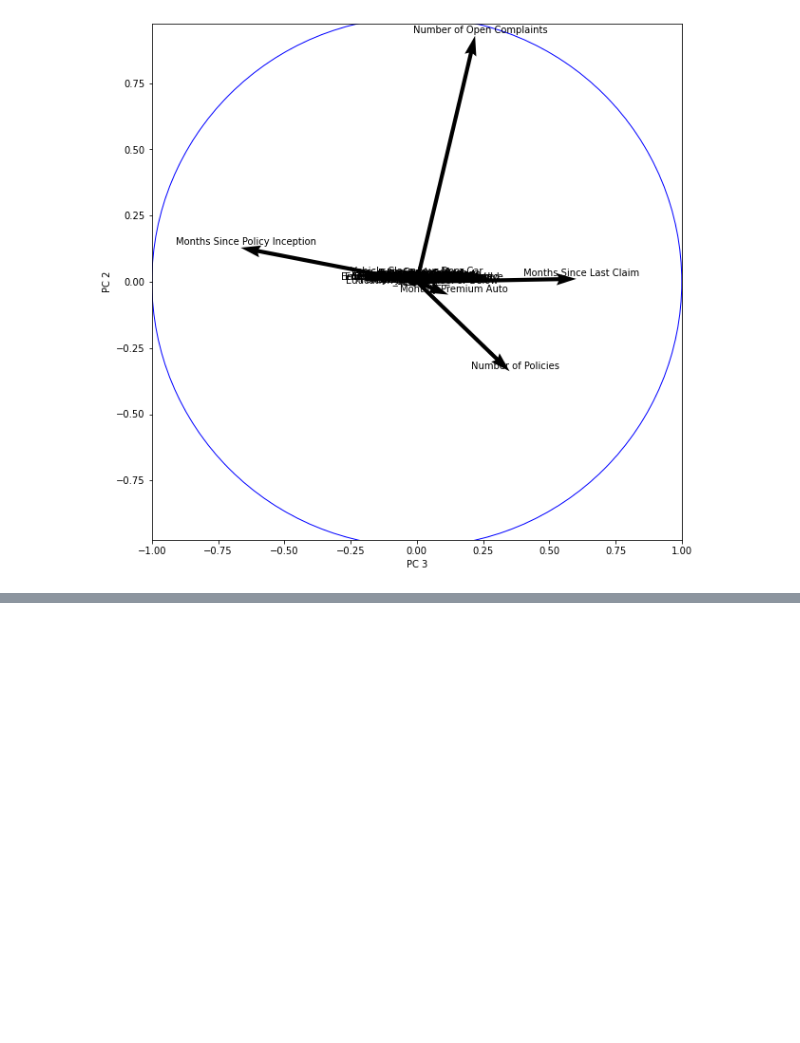
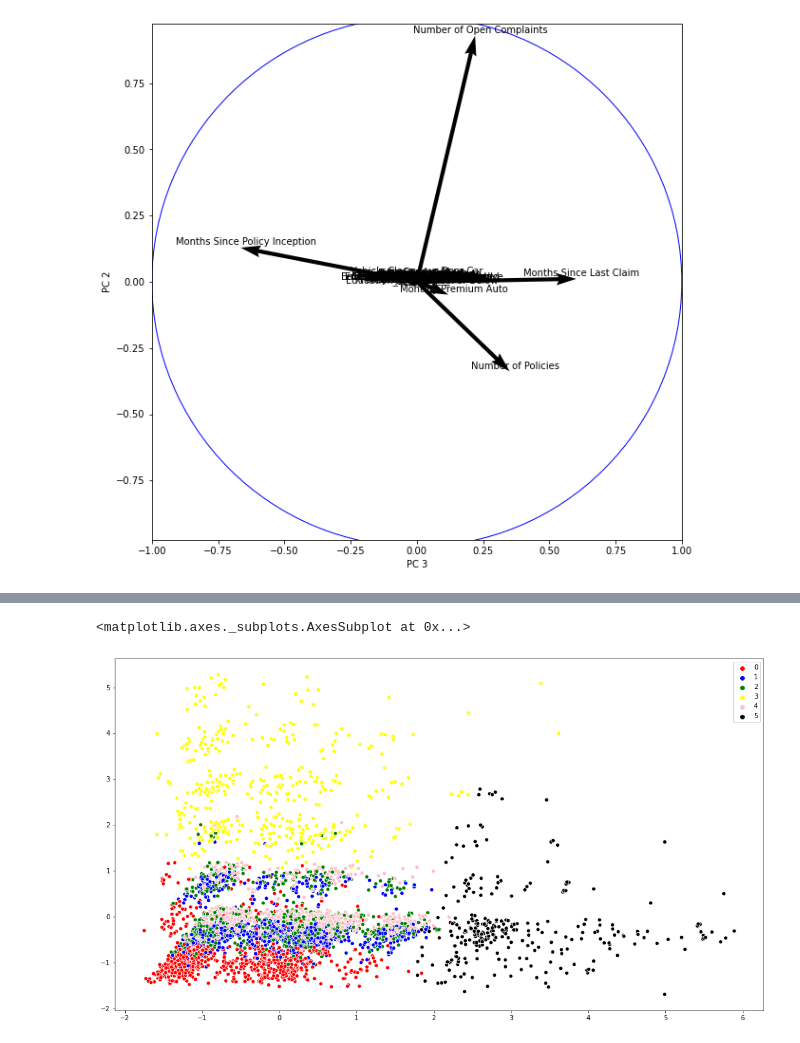
Before and after one commit to Delphine-Jean/Delphine-Jean_portfolio, a Jupyter notebook: Portfolio Data Science/Projets K Mean/Auto_insurance_Kmeans.ipynb, the cells around one changed output, grey strips where cells are left out. Saved outputs shown, nothing was run; the diff lists cells and outputs as text; code cells hidden in the pictures; blank space fills up the shorter version.

```diff
--- a/Portfolio Data Science/Projets K Mean/Auto_insurance_Kmeans.ipynb
+++ b/Portfolio Data Science/Projets K Mean/Auto_insurance_Kmeans.ipynb
@@ -257,0 +252,6 @@ sns.scatterplot(employee_reduced[:,0], employee_reduced[:,1], palette =["red","b
+# %%
+plt.figure(figsize=(18,10))
+sns.scatterplot(employee_reduced[:,0], employee_reduced[:,2], palette =["red","blue","green","yellow","pink","black"], hue = employee_kmean6)
+# %% [output]
+<matplotlib.axes._subplots.AxesSubplot at 0x...>
+[figure, added]
```
Also changed, not shown: parts of 6 cells of this notebook.
